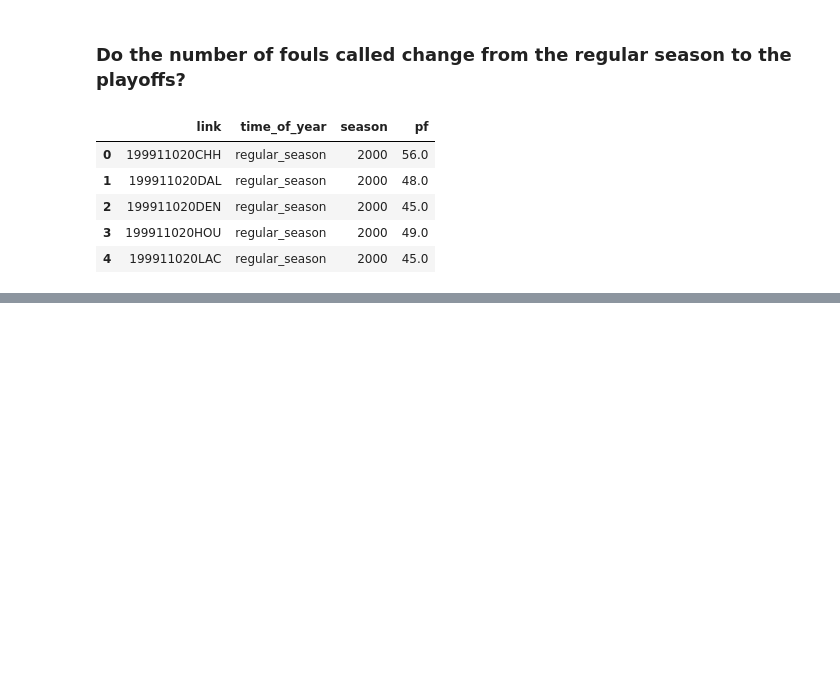
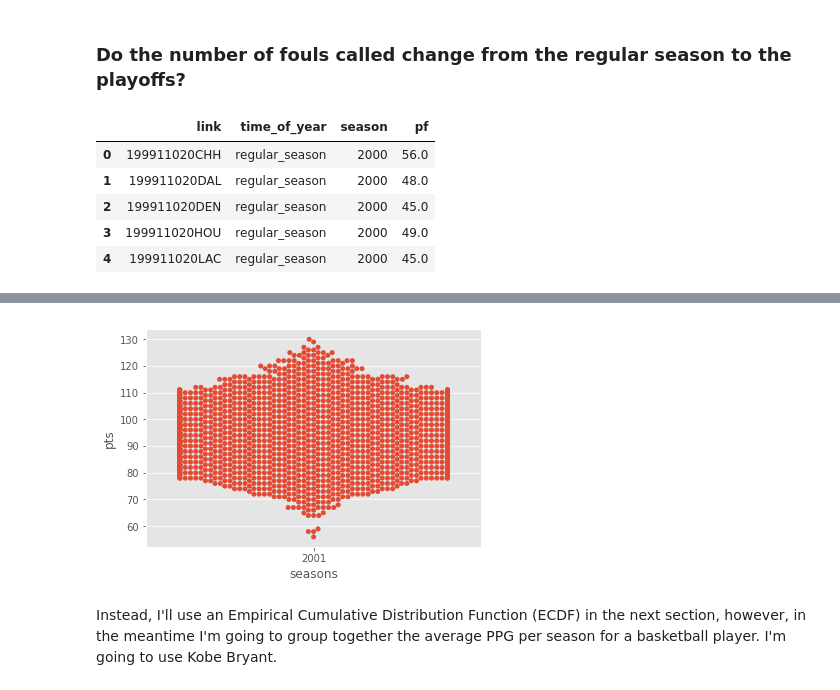
Before and after one commit to fyurekli/projects_python, a Jupyter notebook: nba_analysis/nba_preliminary_EDA.ipynb, the cells around one changed output, grey strips where cells are left out. Cells and saved outputs as stored; diff of their text form; code cells hidden in the pictures; blank space fills up the shorter version.

```diff
--- a/nba_analysis/nba_preliminary_EDA.ipynb
+++ b/nba_analysis/nba_preliminary_EDA.ipynb
@@ -110,0 +184,12 @@ Text(0.5,1,'Average Fouls Per Game per Season')
+# %%
+import seaborn as sns
+ax = sns.swarmplot(x='season', y='pts', data=df_box_2001)
+# Label the axes
+ax = plt.ylabel('pts')
+ax = plt.xlabel('seasons')
+# Show the plot
+plt.show()
+# %% [output]
+[figure, added]
+# %% [markdown]
+Instead, I'll use an Empirical Cumulative Distribution Function (ECDF) in the next section, however, in the meantime I'm going to group together the average PPG per season for a basketball player. I'm going to use Kobe Bryant.
```
Also changed, not shown: parts of 30 cells of this notebook.
